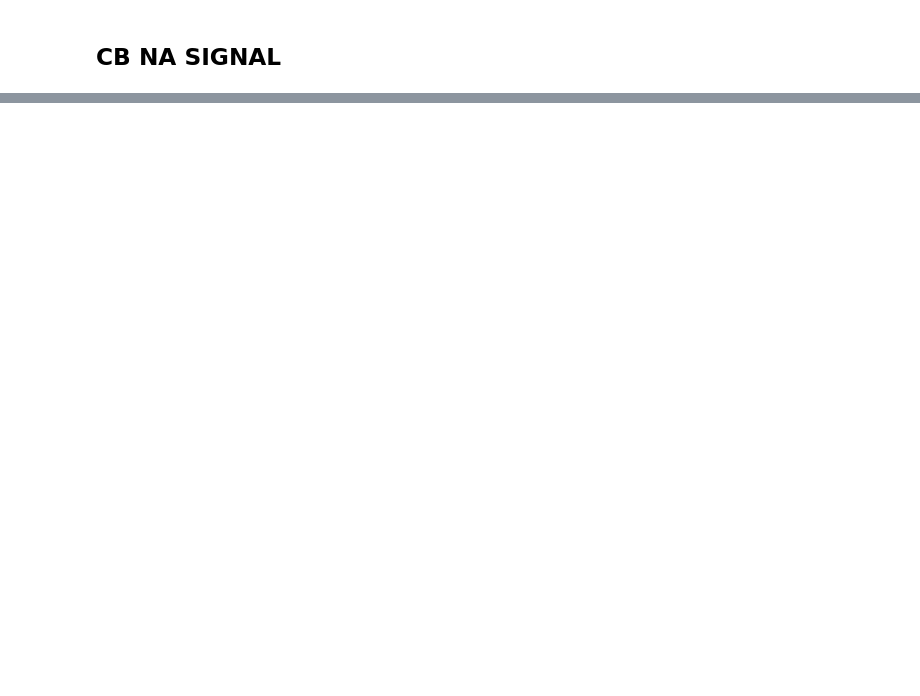
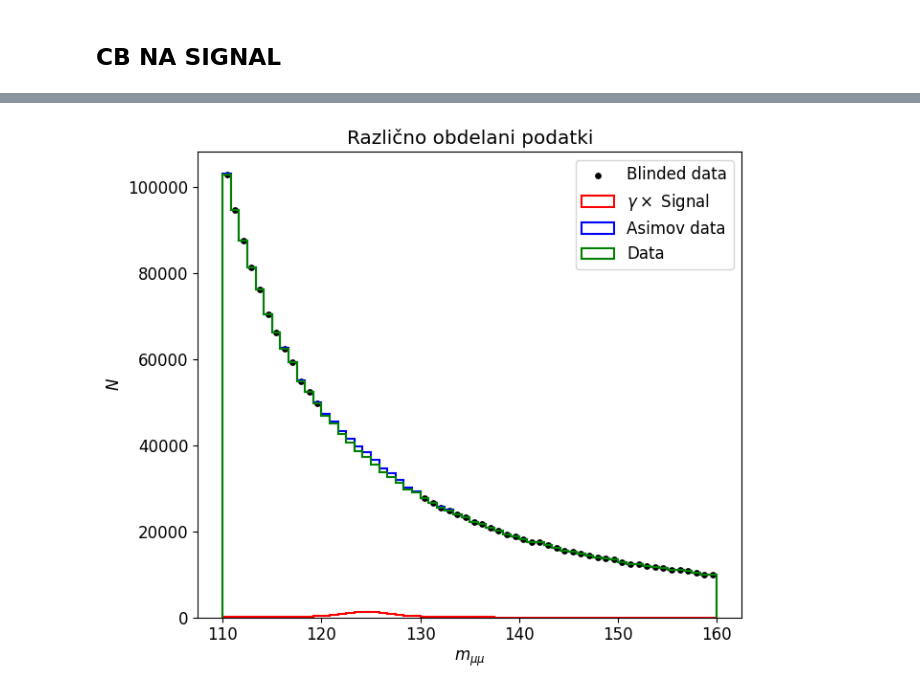
Before and after one commit to tadejkooo/PSUF, a Jupyter notebook: PSUF1/python1/fitting.ipynb, the cells around one changed output, grey strips where cells are left out. Drawn from its saved outputs; the diff is of its cells as text; code cells hidden in the pictures; blank space fills up the shorter version.

```diff
--- a/PSUF1/python1/fitting.ipynb
+++ b/PSUF1/python1/fitting.ipynb
@@ -279,0 +377,26 @@ ax2.legend(fontsize=9, loc="lower right")
+# %%
+b_bin_centers, b_bin_edges, b_bin_values, b_bin_errors = hists["Background"]
+s_bin_centers, s_bin_edges, s_bin_values, s_bin_errors = hists["Signal"]
+
+hists["SignalPlusBackgroundMC"] = [
+    b_bin_centers,
+    b_bin_edges,
+    b_bin_values + s_bin_values,
+    np.sqrt(b_bin_errors ** 2 + s_bin_errors ** 2),
+]
+# %%
+fig, ax = plt.subplots(figsize=(7, 6))
+
+ax.scatter(hists["BlindData"][0], hists["BlindData"][2], c="k", s=15, label="Blinded data")
+ax = plot_simple_histogram(ax, hists["AsimovSignal"], color="r", label=r"$\gamma \times$ Signal", lw=1.5)
+ax = plot_simple_histogram(ax, hists["AsimovData"], color="b", label="Asimov data", lw=1.5)
+ax = plot_simple_histogram(ax, hists["Data"], color="g", label="Data", lw=1.5)
+
+ax.set_title('Različno obdelani podatki')
+ax.set_xlabel(r"$m_{\mu\mu}$")
+ax.set_ylabel("$N$")
+ax.legend()
+
+fig.tight_layout()
+# %% [output]
+[figure, added]
```
Also changed, not shown: parts of 15 cells of this notebook, 18 other files.
